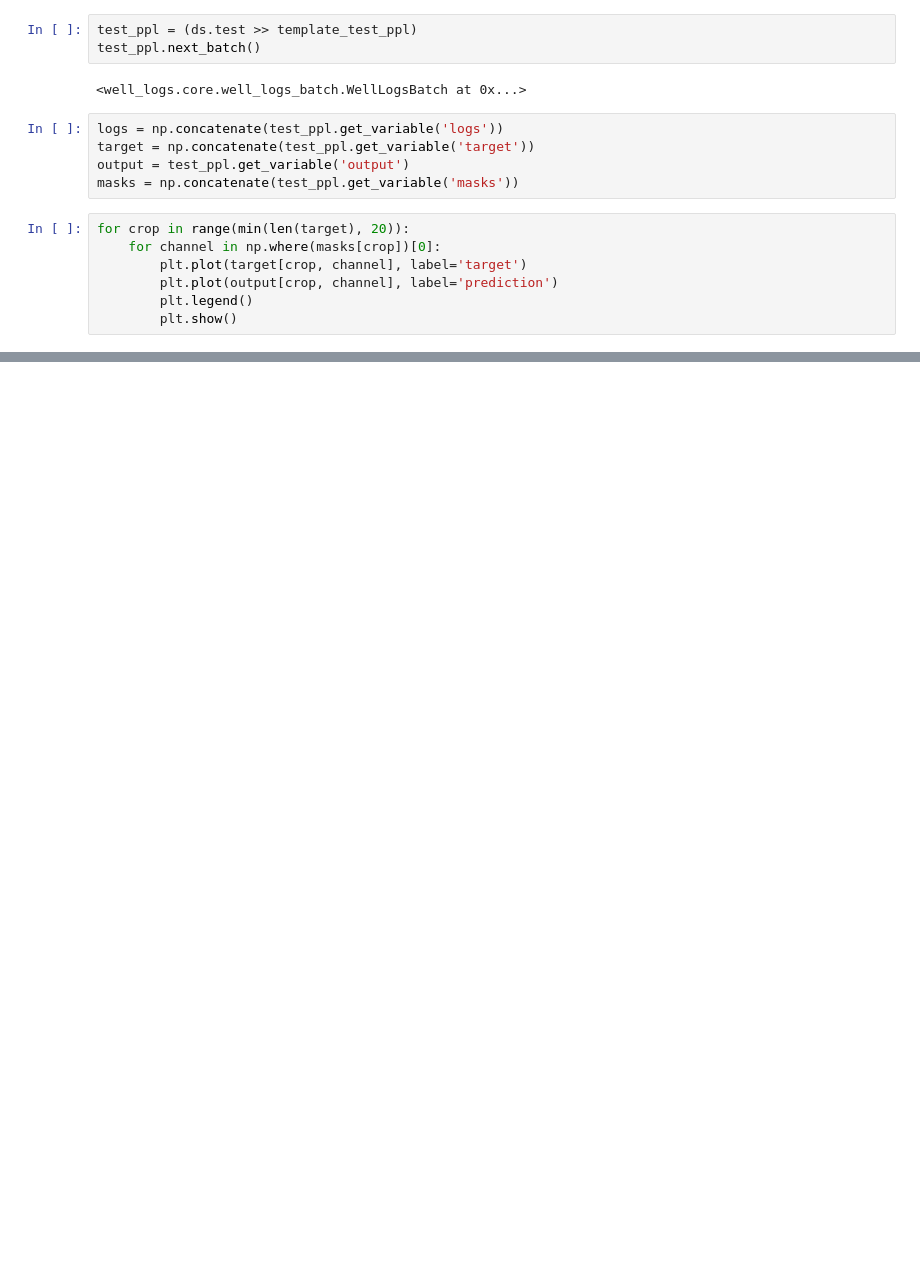
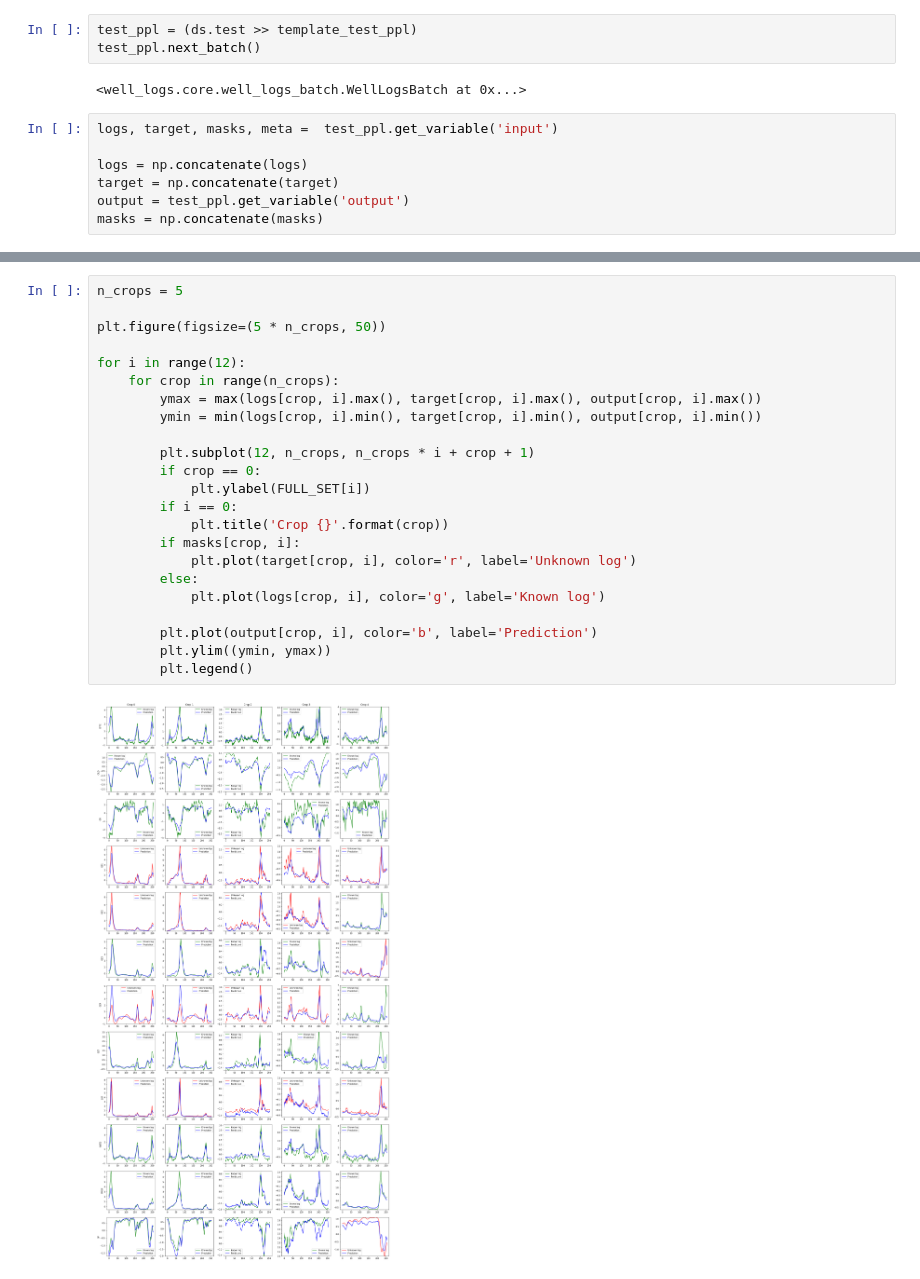
Before and after one commit to sadaqatali2027/petroflow-1, a Jupyter notebook: well_logs/models/missed_logs/missed_logs.ipynb, the cells around one changed output, grey strips where cells are left out. Drawn from its saved outputs; the diff is of its cells as text; blank space fills up the shorter version.

Commit message:
add plots

```diff
--- a/well_logs/models/missed_logs/missed_logs.ipynb
+++ b/well_logs/models/missed_logs/missed_logs.ipynb
@@ -144,14 +140,9 @@ test_ppl.next_batch()
 # %% [output]
 <well_logs.core.well_logs_batch.WellLogsBatch at 0x...>
 # %%
-logs = np.concatenate(test_ppl.get_variable('logs'))
-target = np.concatenate(test_ppl.get_variable('target'))
+logs, target, masks, meta =  test_ppl.get_variable('input')
+
+logs = np.concatenate(logs)
+target = np.concatenate(target)
 output = test_ppl.get_variable('output')
-masks = np.concatenate(test_ppl.get_variable('masks'))
+masks = np.concatenate(masks)
-# %%
-for crop in range(min(len(target), 20)):
-    for channel in np.where(masks[crop])[0]:
-        plt.plot(target[crop, channel], label='target')
-        plt.plot(output[crop, channel], label='prediction')
-        plt.legend()
-        plt.show()
@@ -171,0 +149,25 @@ for crop in range(min(len(target), 20)):
+# %%
+n_crops = 5
+
+plt.figure(figsize=(5 * n_crops, 50))
+
+for i in range(12):
+    for crop in range(n_crops):
+        ymax = max(logs[crop, i].max(), target[crop, i].max(), output[crop, i].max())
+        ymin = min(logs[crop, i].min(), target[crop, i].min(), output[crop, i].min())
+
+        plt.subplot(12, n_crops, n_crops * i + crop + 1)
+        if crop == 0:
+            plt.ylabel(FULL_SET[i])
+        if i == 0:
+            plt.title('Crop {}'.format(crop))
+        if masks[crop, i]:
+            plt.plot(target[crop, i], color='r', label='Unknown log')
+        else:
+            plt.plot(logs[crop, i], color='g', label='Known log')
+
+        plt.plot(output[crop, i], color='b', label='Prediction')
+        plt.ylim((ymin, ymax))
+        plt.legend()
+# %% [output]
+[figure, added]
```
Also changed, not shown: parts of 3 cells of this notebook, 1 other file.
